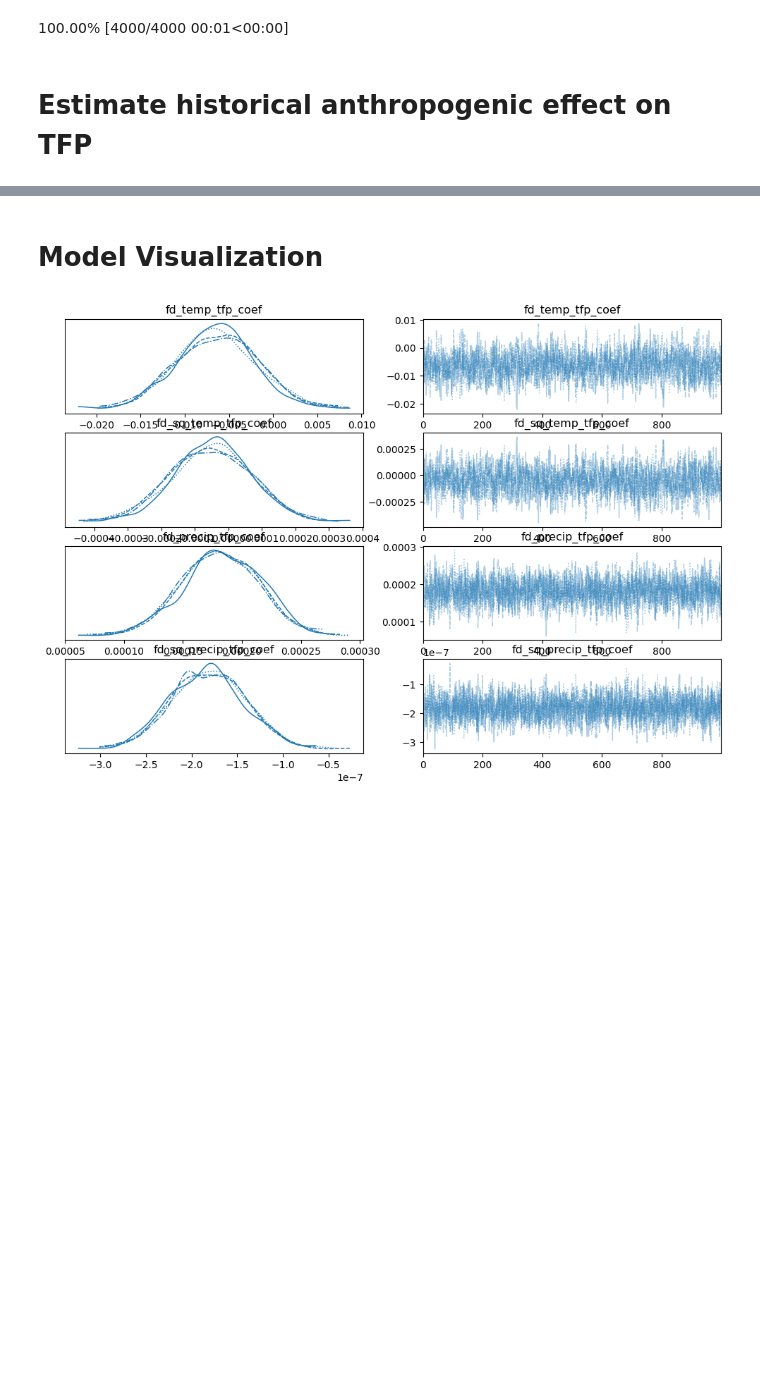
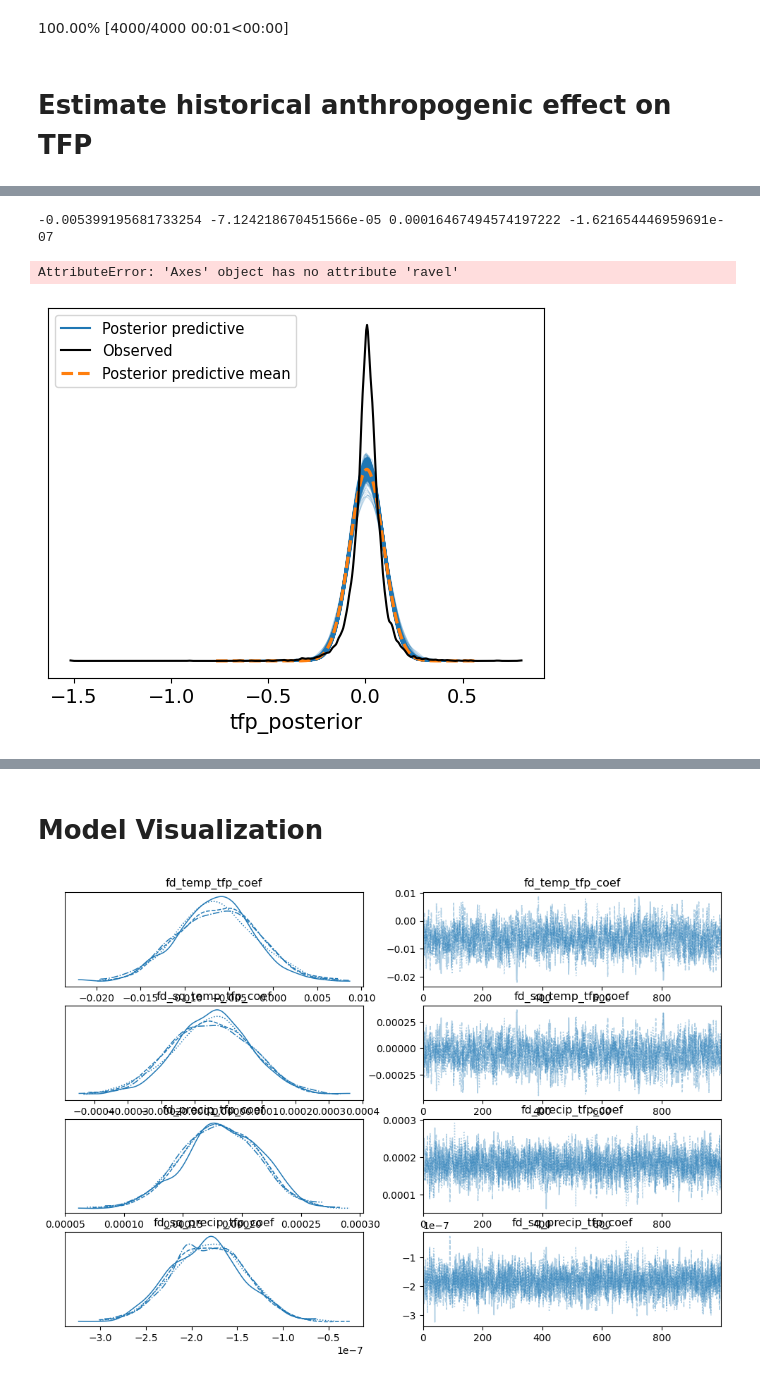
Before and after one commit to greenguy33/environmental-bayesian-modeling, a Jupyter notebook: notebooks/OrtizBobea_paper_reproduction.ipynb, the cells around one changed output, grey strips where cells are left out. Cells and saved outputs as stored; diff of their text form; code cells hidden in the pictures; blank space fills up the shorter version.

```diff
--- a/notebooks/OrtizBobea_paper_reproduction.ipynb
+++ b/notebooks/OrtizBobea_paper_reproduction.ipynb
@@ -238,5 +241,5 @@ MRI-ESM2-0
 # %%
-model = pd.read_pickle('../models/ortiz-bobea-reproduction-year-country-fixed-effects-precip-dep.pkl')
+model = pd.read_pickle('../models/ortiz-bobea-reproduction-year-country-fixed-effects-deterministic-observed.pkl')
 trace = model["trace"]
 posterior = model["posterior"]
 gcm_data = pd.read_pickle("../data/ortiz-bobea/data2/gcm_data.pkl")
@@ -245,3 +248,16 @@ coef1 = trace.posterior.fd_temp_tfp_coef.data.flatten()
 coef2 = trace.posterior.fd_sq_temp_tfp_coef.data.flatten()
 coef3 = trace.posterior.fd_precip_tfp_coef.data.flatten()
 coef4 = trace.posterior.fd_sq_precip_tfp_coef.data.flatten()
+year_coefs = trace.posterior.year_coefs.data.flatten()
+country_coefs = trace.posterior.country_coefs.data.flatten()
+intercept = trace.posterior.tfp_intercept.data.flatten()
+tfp_std = trace.posterior.tfp_std.data.flatten()
+print(np.mean(coef1),np.mean(coef2),np.mean(coef3),np.mean(coef4))
+# %% [output]
+-0.005399195681733254 -7.124218670451566e-05 0.00016467494574197222 -1.621654446959691e-07
+# %%
+fig = az.plot_ppc(posterior,var_names=["tfp_posterior"]).ravel()[0].figure
+fig.show()
+# %% [output]
+AttributeError: 'Axes' object has no attribute 'ravel'
+[figure, added]
```
Also changed, not shown: parts of 10 cells of this notebook, 7 other files.
